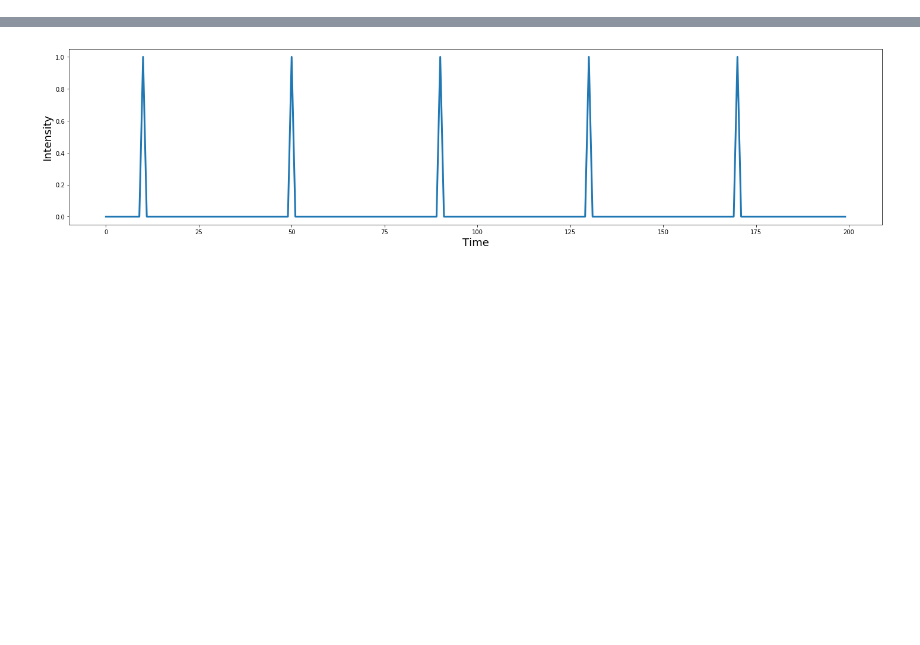
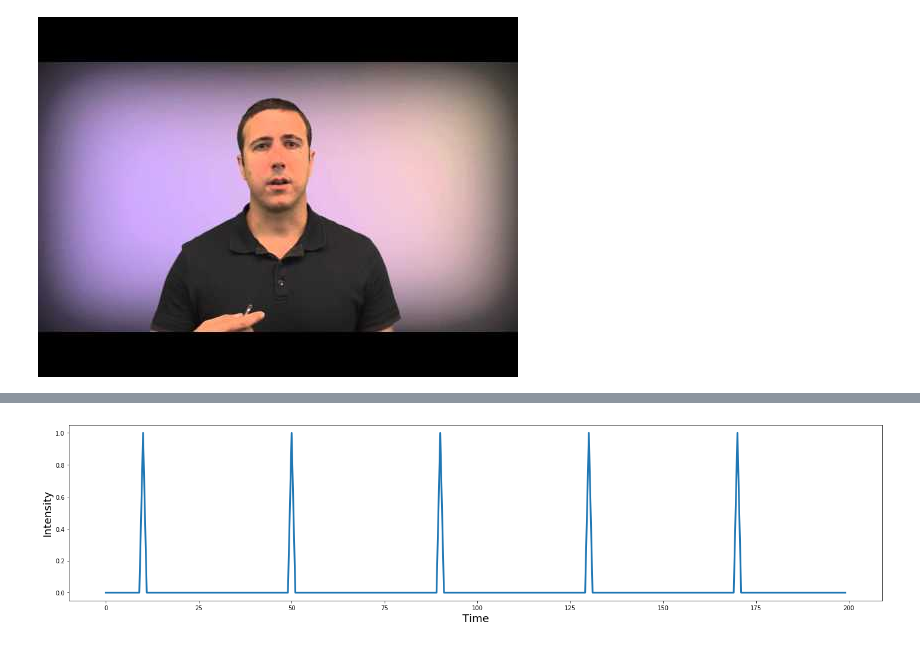
Before and after one commit to ljchang/dartbrains, a Jupyter notebook: content/features/notebooks/9_GLM.ipynb, the cells around one changed output, grey strips where cells are left out. Cells and saved outputs as stored; diff of their text form; code cells hidden in the pictures; blank space fills up the shorter version.

```diff
--- a/content/features/notebooks/9_GLM.ipynb
+++ b/content/features/notebooks/9_GLM.ipynb
@@ -23,0 +20,4 @@ First, let's import all of the modules we will need for this tutorial.
+# %%
+YouTubeVideo('OyLKMb9FNhg')
+# %% [output]
+[figure, added]
```
Also changed, not shown: parts of 5 cells of this notebook, 22 other files.
